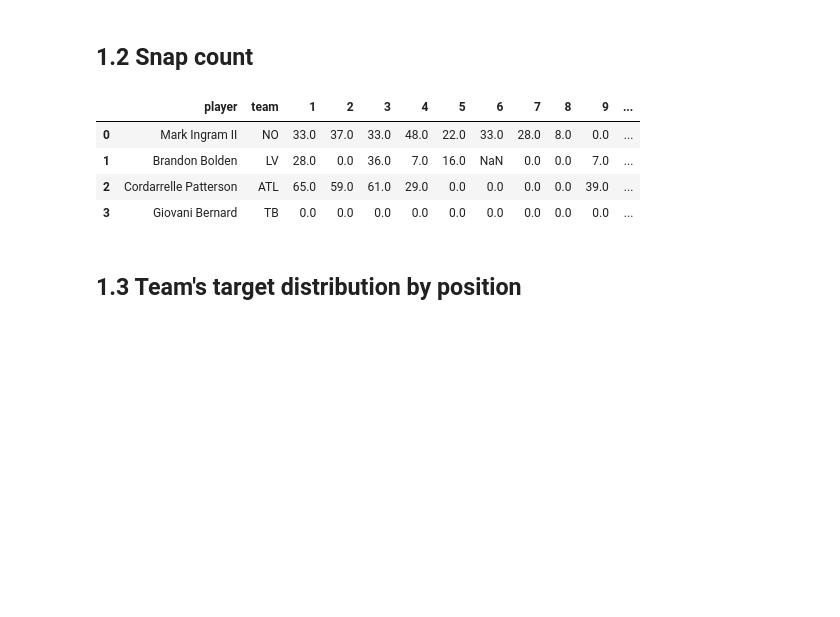
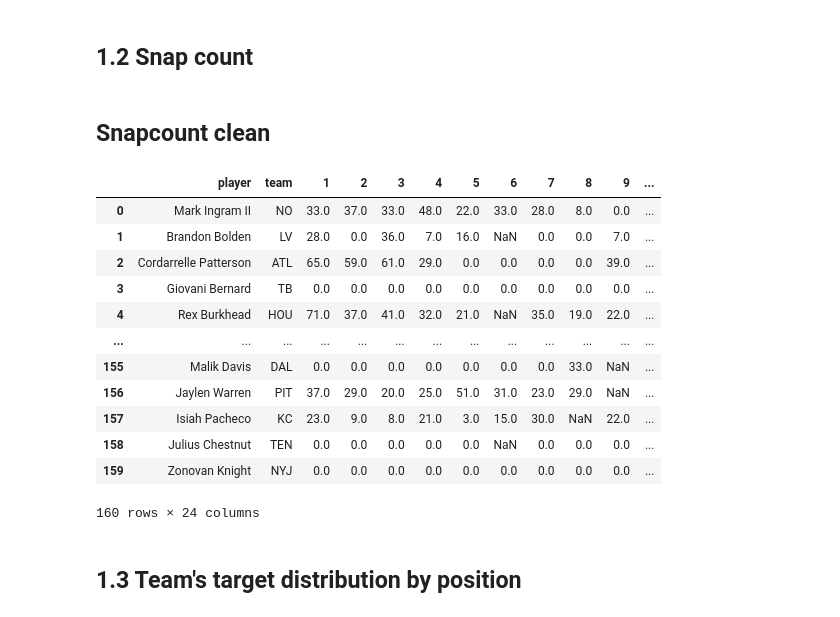
Before and after one commit to kevinmiguel97/Fantasy-Football-, a Jupyter notebook: Notebook.ipynb, the cells around one changed output. Drawn from its saved outputs; the diff is of its cells as text; code cells hidden in the pictures; blank space fills up the shorter version.

```diff
--- a/Notebook.ipynb
+++ b/Notebook.ipynb
@@ -139,19 +93,27 @@ urls_20 = ['https://www.fantasypros.com/nfl/reports/snap-counts/qb.php?year=2020
            'https://www.fantasypros.com/nfl/reports/snap-counts/te.php?year=2020&show=perc']
 
 
-snap_count_22 = pull_data_snapcount(urls_22)
-
-snap_count_21 = pull_data_snapcount(urls_21)
-
-snap_count_20 = pull_data_snapcount(urls_20)
+data_snapcount_22 = pull_data_snapcount(urls_22)
+data_snapcount_21 = pull_data_snapcount(urls_21)
+data_snapcount_20 = pull_data_snapcount(urls_20)
-# %%
-snap_count_22['RB'].head(4)
-# %% [output]
-|  | player | team | 1 | 2 | 3 | 4 | 5 | 6 | 7 | 8 | 9 | ... |
-| 0 | Mark Ingram II | NO | 33.0 | 37.0 | 33.0 | 48.0 | 22.0 | 33.0 | 28.0 | 8.0 | 0.0 | ... |
-| 1 | Brandon Bolden | LV | 28.0 | 0.0 | 36.0 | 7.0 | 16.0 | NaN | 0.0 | 0.0 | 7.0 | ... |
-| 2 | Cordarrelle Patterson | ATL | 65.0 | 59.0 | 61.0 | 29.0 | 0.0 | 0.0 | 0.0 | 0.0 | 39.0 | ... |
-| 3 | Giovani Bernard | TB | 0.0 | 0.0 | 0.0 | 0.0 | 0.0 | 0.0 | 0.0 | 0.0 | 0.0 | ... |
+# %% [markdown]
+## Snapcount clean
+# %%
+data_snapcount_22['RB']
+# %% [output]
+|  | player | team | 1 | 2 | 3 | 4 | 5 | 6 | 7 | 8 | 9 | ... |
+| 0 | Mark Ingram II | NO | 33.0 | 37.0 | 33.0 | 48.0 | 22.0 | 33.0 | 28.0 | 8.0 | 0.0 | ... |
+| 1 | Brandon Bolden | LV | 28.0 | 0.0 | 36.0 | 7.0 | 16.0 | NaN | 0.0 | 0.0 | 7.0 | ... |
+| 2 | Cordarrelle Patterson | ATL | 65.0 | 59.0 | 61.0 | 29.0 | 0.0 | 0.0 | 0.0 | 0.0 | 39.0 | ... |
+| 3 | Giovani Bernard | TB | 0.0 | 0.0 | 0.0 | 0.0 | 0.0 | 0.0 | 0.0 | 0.0 | 0.0 | ... |
+| 4 | Rex Burkhead | HOU | 71.0 | 37.0 | 41.0 | 32.0 | 21.0 | NaN | 35.0 | 19.0 | 22.0 | ... |
+| ... | ... | ... | ... | ... | ... | ... | ... | ... | ... | ... | ... | ... |
+| 155 | Malik Davis | DAL | 0.0 | 0.0 | 0.0 | 0.0 | 0.0 | 0.0 | 0.0 | 33.0 | NaN | ... |
+| 156 | Jaylen Warren | PIT | 37.0 | 29.0 | 20.0 | 25.0 | 51.0 | 31.0 | 23.0 | 29.0 | NaN | ... |
+| 157 | Isiah Pacheco | KC | 23.0 | 9.0 | 8.0 | 21.0 | 3.0 | 15.0 | 30.0 | NaN | 22.0 | ... |
+| 158 | Julius Chestnut | TEN | 0.0 | 0.0 | 0.0 | 0.0 | 0.0 | NaN | 0.0 | 0.0 | 0.0 | ... |
+| 159 | Zonovan Knight | NYJ | 0.0 | 0.0 | 0.0 | 0.0 | 0.0 | 0.0 | 0.0 | 0.0 | 0.0 | ... |
+160 rows × 24 columns
 # %% [markdown]
 ## 1.3 Team's target distribution by position
 # %%
```
Also changed, not shown: parts of 7 cells of this notebook, 1 other file.
